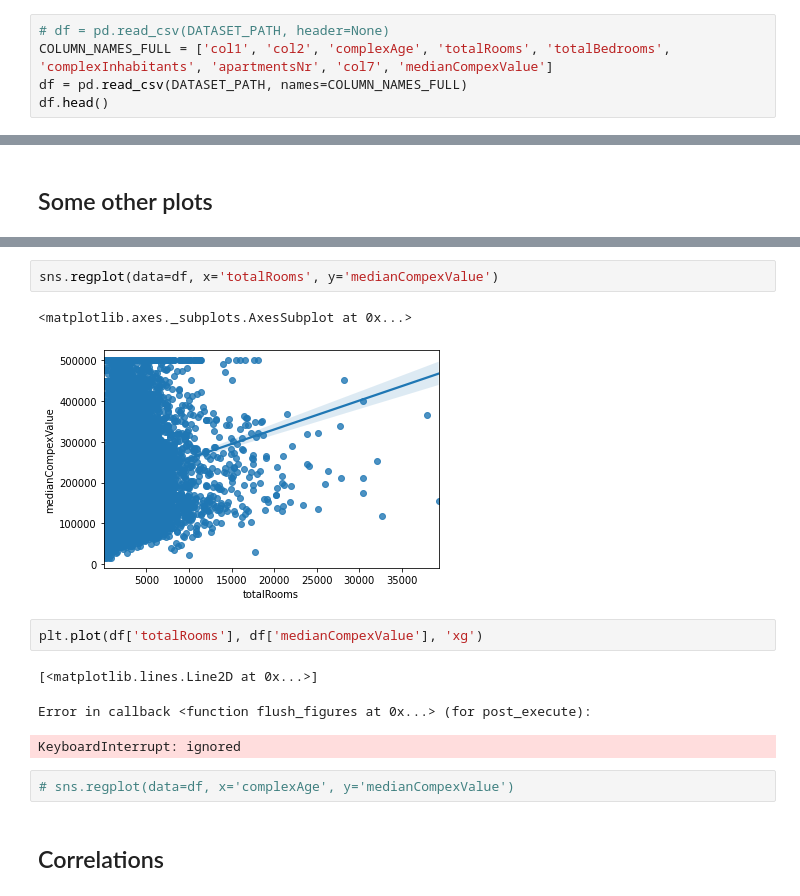
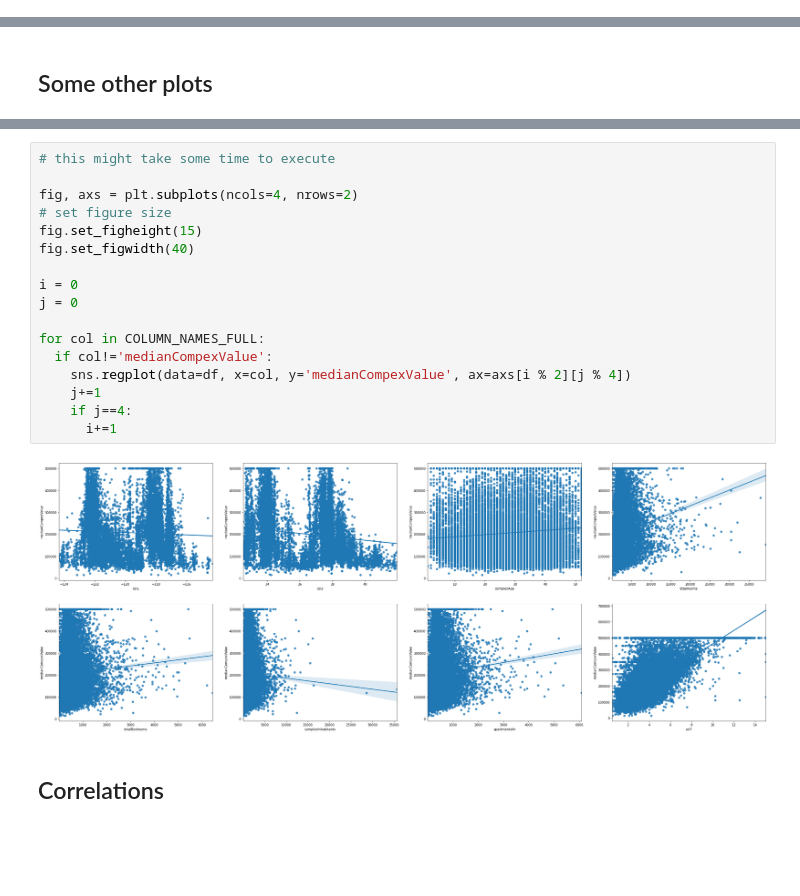
Before and after one commit to mdiannna/Labs_UTM_AI, a Jupyter notebook: Lab3/LinearRegressionLab3AI.ipynb, the cells around one changed output, grey strips where cells are left out. Cells and saved outputs as stored; diff of their text form; blank space fills up the shorter version.

```diff
--- a/Lab3/LinearRegressionLab3AI.ipynb
+++ b/Lab3/LinearRegressionLab3AI.ipynb
@@ -17,5 +21,0 @@ COLUMN_NAMES_USED = ['complexAge', 'totalRooms', 'totalBedrooms', 'complexInhabi
-# %%
-# df = pd.read_csv(DATASET_PATH, header=None)
-COLUMN_NAMES_FULL = ['col1', 'col2', 'complexAge', 'totalRooms', 'totalBedrooms', 'complexInhabitants', 'apartmentsNr', 'col7', 'medianCompexValue']
-df = pd.read_csv(DATASET_PATH, names=COLUMN_NAMES_FULL)
-df.head()
@@ -70,16 +53,22 @@ plt.plot(df['complexAge'], df['medianCompexValue'], 'xg')
-# %%
-sns.regplot(data=df, x='totalRooms', y='medianCompexValue')
-# %% [output]
-<matplotlib.axes._subplots.AxesSubplot at 0x...>
-[figure, removed]
-# %%
-plt.plot(df['totalRooms'], df['medianCompexValue'], 'xg')
-# %% [output]
-[<matplotlib.lines.Line2D at 0x...>]
-Error in callback <function flush_figures at 0x...> (for post_execute):
-KeyboardInterrupt: ignored
-# %%
-# sns.regplot(data=df, x='complexAge', y='medianCompexValue')
+# %%
+# this might take some time to execute
+
+fig, axs = plt.subplots(ncols=4, nrows=2)
+# set figure size
+fig.set_figheight(15)
+fig.set_figwidth(40)
+
+i = 0
+j = 0
+
+for col in COLUMN_NAMES_FULL:
+  if col!='medianCompexValue':
+    sns.regplot(data=df, x=col, y='medianCompexValue', ax=axs[i % 2][j % 4])
+    j+=1
+    if j==4:
+      i+=1
+# %% [output]
+[figure, added]
 # %% [markdown]
 ## Correlations
 # %% [markdown]
```
Also changed, not shown: parts of 28 cells of this notebook.
